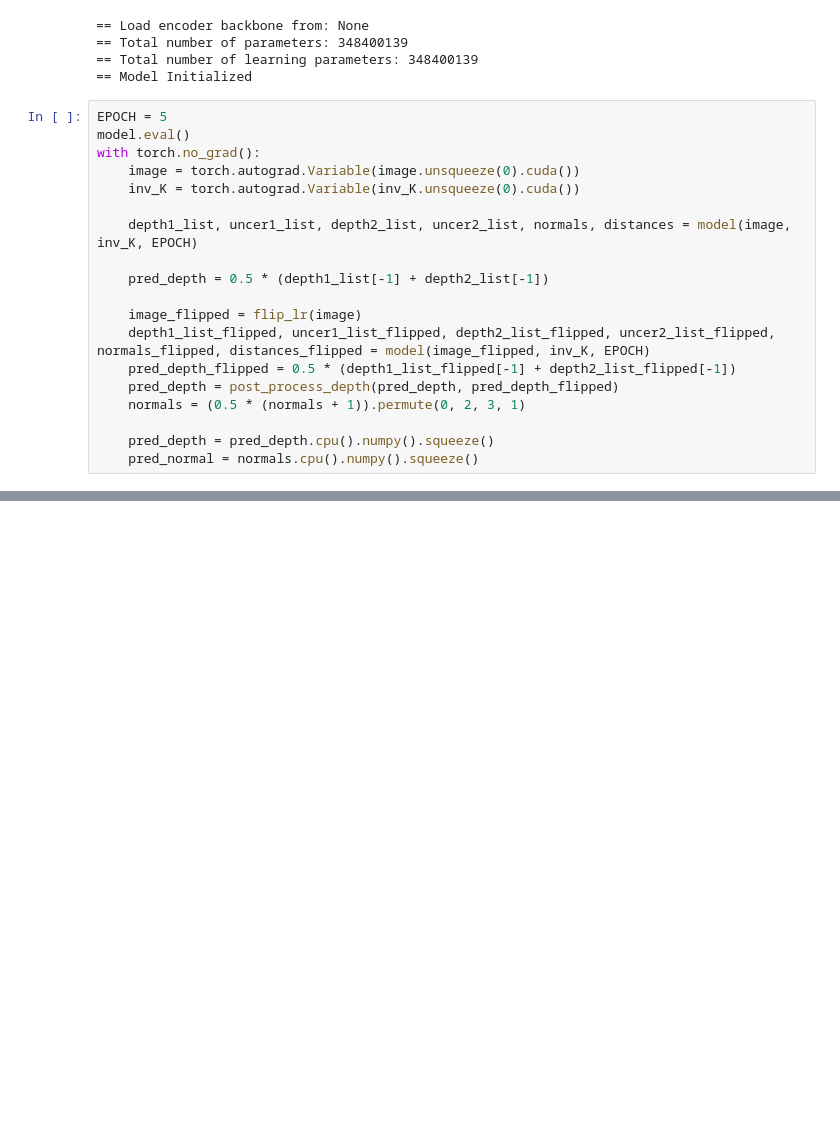
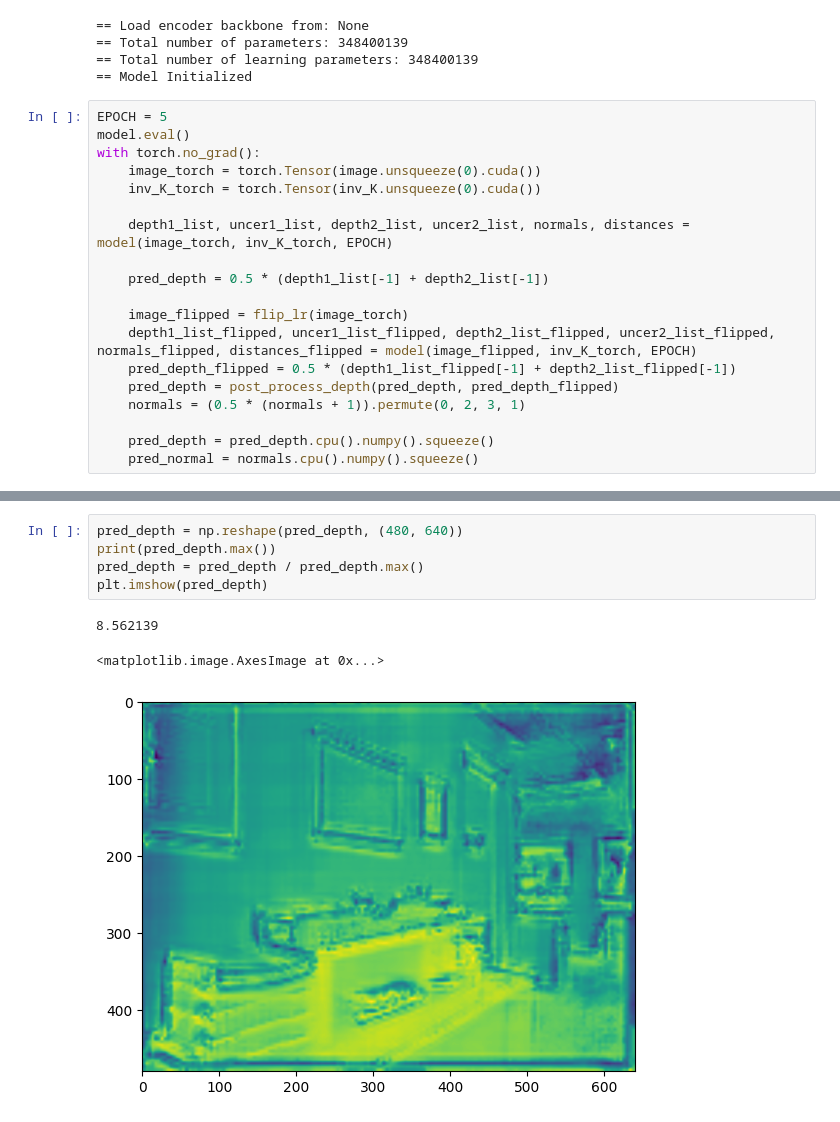
Before and after one commit to ShuweiShao/NDDepth, a Jupyter notebook: playground.ipynb, the cells around one changed output, grey strips where cells are left out. Saved outputs shown, nothing was run; the diff lists cells and outputs as text; blank space fills up the shorter version.

Commit message:
change to tensor

```diff
--- a/playground.ipynb
+++ b/playground.ipynb
@@ -57,15 +57,15 @@ cudnn.benchmark = True
 EPOCH = 5
 model.eval()
 with torch.no_grad():
-    image = torch.autograd.Variable(image.unsqueeze(0).cuda())
-    inv_K = torch.autograd.Variable(inv_K.unsqueeze(0).cuda())
+    image_torch = torch.Tensor(image.unsqueeze(0).cuda())
+    inv_K_torch = torch.Tensor(inv_K.unsqueeze(0).cuda())
 
-    depth1_list, uncer1_list, depth2_list, uncer2_list, normals, distances = model(image, inv_K, EPOCH)
+    depth1_list, uncer1_list, depth2_list, uncer2_list, normals, distances = model(image_torch, inv_K_torch, EPOCH)
 
     pred_depth = 0.5 * (depth1_list[-1] + depth2_list[-1])
 
-    image_flipped = flip_lr(image)
-    depth1_list_flipped, uncer1_list_flipped, depth2_list_flipped, uncer2_list_flipped, normals_flipped, distances_flipped = model(image_flipped, inv_K, EPOCH)
+    image_flipped = flip_lr(image_torch)
+    depth1_list_flipped, uncer1_list_flipped, depth2_list_flipped, uncer2_list_flipped, normals_flipped, distances_flipped = model(image_flipped, inv_K_torch, EPOCH)
     pred_depth_flipped = 0.5 * (depth1_list_flipped[-1] + depth2_list_flipped[-1])
     pred_depth = post_process_depth(pred_depth, pred_depth_flipped)
     normals = (0.5 * (normals + 1)).permute(0, 2, 3, 1)
@@ -80,0 +85,9 @@ print(pred_normal.size)
+# %%
+pred_depth = np.reshape(pred_depth, (480, 640))
+print(pred_depth.max())
+pred_depth = pred_depth / pred_depth.max()
+plt.imshow(pred_depth)
+# %% [output]
+8.562139
+<matplotlib.image.AxesImage at 0x...>
+[figure, added]
```
Also changed, not shown: parts of 3 cells of this notebook.
